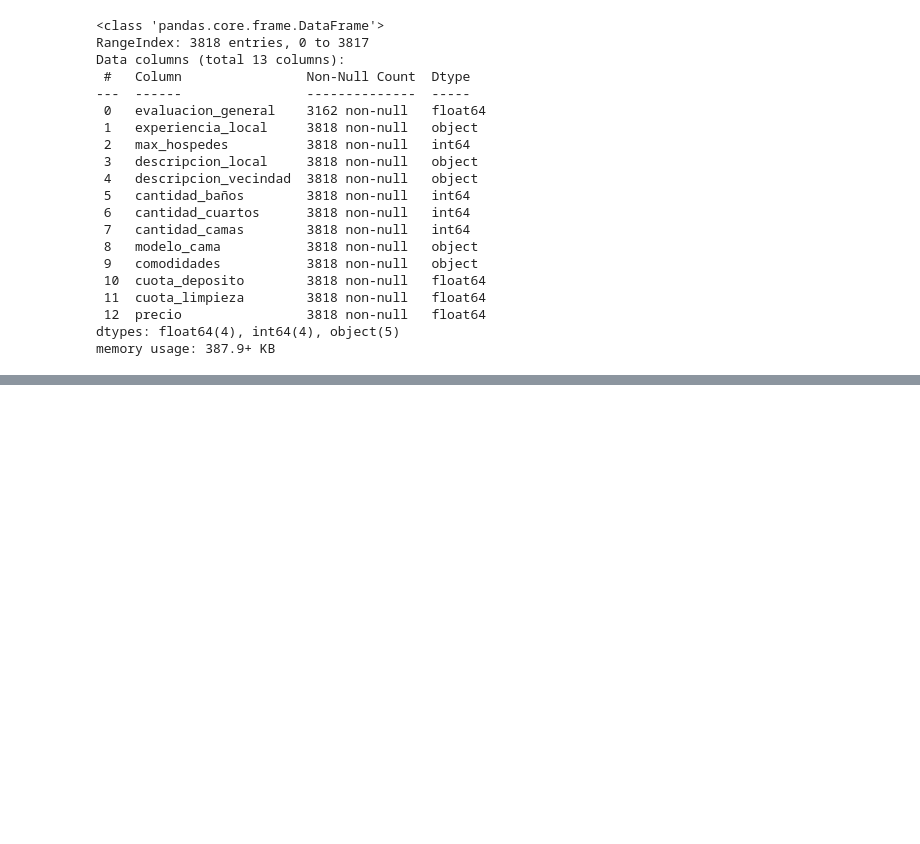
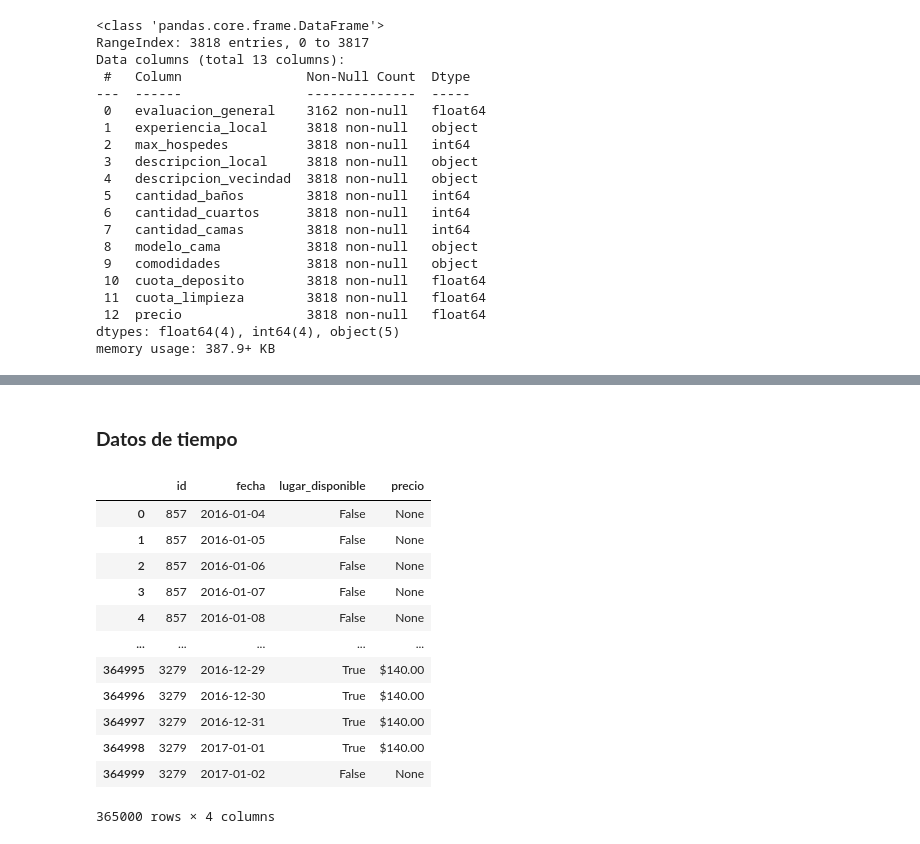
Before and after one commit to Near-o7/pandas_transformation, a Jupyter notebook: pandas_transformations.ipynb, the cells around one changed output, grey strips where cells are left out. Saved outputs shown, nothing was run; the diff lists cells and outputs as text; code cells hidden in the pictures; blank space fills up the shorter version.

```diff
--- a/pandas_transformations.ipynb
+++ b/pandas_transformations.ipynb
@@ -206,0 +268,19 @@ memory usage: 387.9+ KB
+# %% [markdown]
+### **Datos de tiempo**
+# %%
+datos_inmuebles = pd.DataFrame(inmuebles_json)
+datos_inmuebles
+# %% [output]
+|  | id | fecha | lugar_disponible | precio |
+| 0 | 857 | 2016-01-04 | False | None |
+| 1 | 857 | 2016-01-05 | False | None |
+| 2 | 857 | 2016-01-06 | False | None |
+| 3 | 857 | 2016-01-07 | False | None |
+| 4 | 857 | 2016-01-08 | False | None |
+| ... | ... | ... | ... | ... |
+| 364995 | 3279 | 2016-12-29 | True | $140.00 |
+| 364996 | 3279 | 2016-12-30 | True | $140.00 |
+| 364997 | 3279 | 2016-12-31 | True | $140.00 |
+| 364998 | 3279 | 2017-01-01 | True | $140.00 |
+| 364999 | 3279 | 2017-01-02 | False | None |
+365000 rows × 4 columns
```
Also changed, not shown: parts of 9 cells of this notebook.
